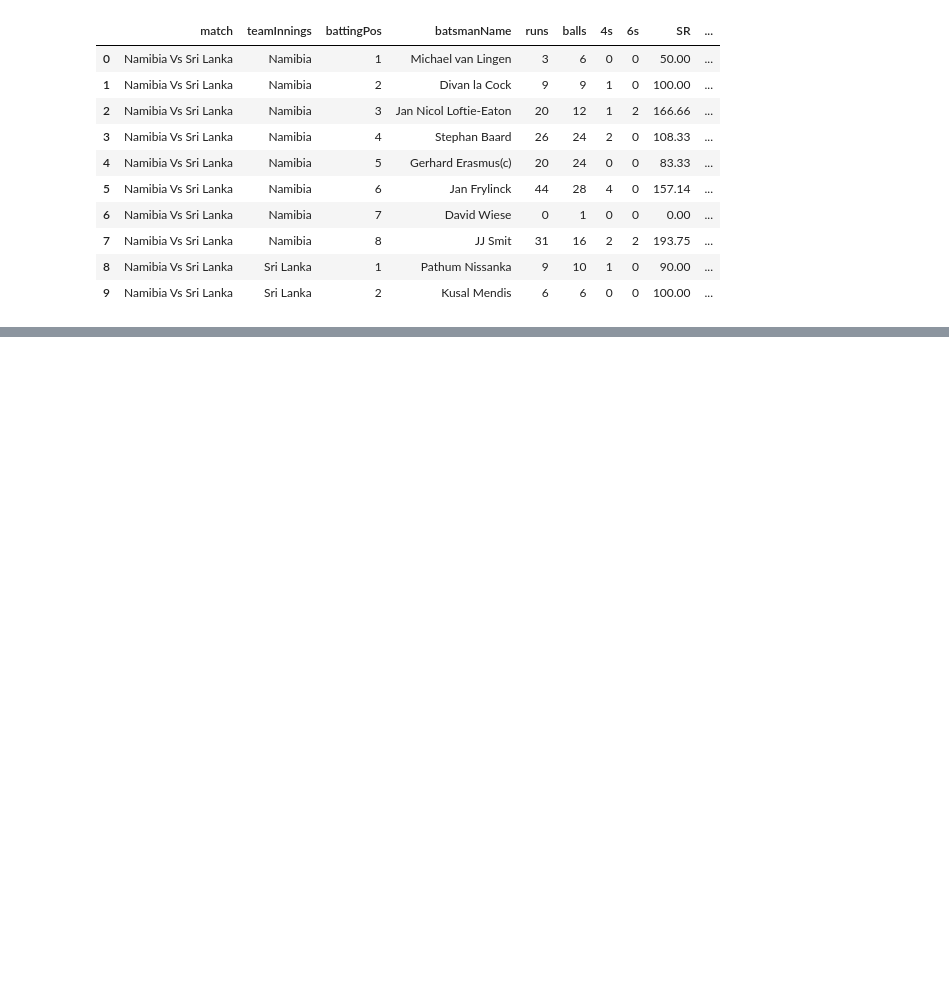
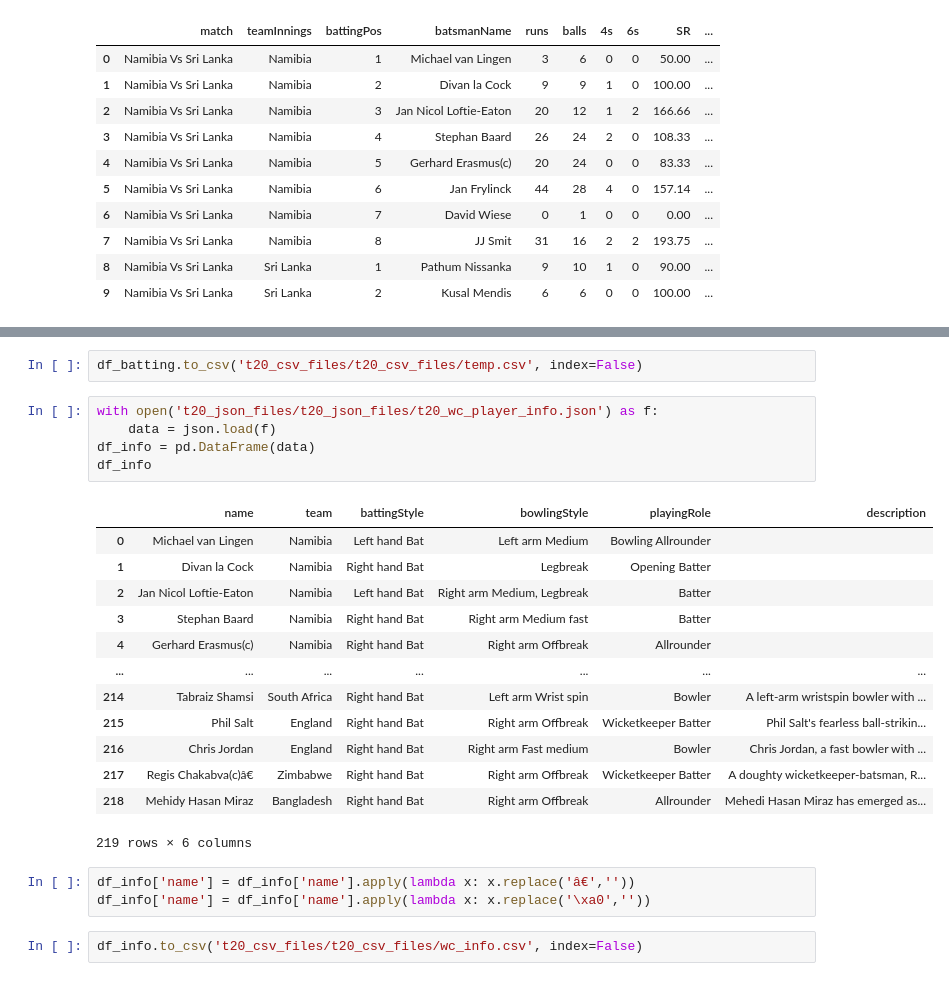
Before and after one commit to aryan04756/Cricket-Analysis, a Jupyter notebook: match.ipynb, the cells around one changed output, grey strips where cells are left out. Drawn from its saved outputs; the diff is of its cells as text; blank space fills up the shorter version.

```diff
--- a/match.ipynb
+++ b/match.ipynb
@@ -119,0 +163,26 @@ df_batting.head(10)
+# %%
+df_batting.to_csv('t20_csv_files/t20_csv_files/temp.csv', index=False)
+# %%
+with open('t20_json_files/t20_json_files/t20_wc_player_info.json') as f:
+    data = json.load(f)
+df_info = pd.DataFrame(data)
+df_info
+# %% [output]
+|  | name | team | battingStyle | bowlingStyle | playingRole | description |
+| 0 | Michael van Lingen | Namibia | Left hand Bat | Left arm Medium | Bowling Allrounder |  |
+| 1 | Divan la Cock | Namibia | Right hand Bat | Legbreak | Opening Batter |  |
+| 2 | Jan Nicol Loftie-Eaton | Namibia | Left hand Bat | Right arm Medium, Legbreak | Batter |  |
+| 3 | Stephan Baard | Namibia | Right hand Bat | Right arm Medium fast | Batter |  |
+| 4 | Gerhard Erasmus(c) | Namibia | Right hand Bat | Right arm Offbreak | Allrounder |  |
+| ... | ... | ... | ... | ... | ... | ... |
+| 214 | Tabraiz Shamsi | South Africa | Right hand Bat | Left arm Wrist spin | Bowler | A left-arm wristspin bowler with ... |
+| 215 | Phil Salt | England | Right hand Bat | Right arm Offbreak | Wicketkeeper Batter | Phil Salt's fearless ball-strikin... |
+| 216 | Chris Jordan | England | Right hand Bat | Right arm Fast medium | Bowler | Chris Jordan, a fast bowler with ... |
+| 217 | Regis Chakabva(c)â€ | Zimbabwe | Right hand Bat | Right arm Offbreak | Wicketkeeper Batter | A doughty wicketkeeper-batsman, R... |
+| 218 | Mehidy Hasan Miraz | Bangladesh | Right hand Bat | Right arm Offbreak | Allrounder | Mehedi Hasan Miraz has emerged as... |
+219 rows × 6 columns
+# %%
+df_info['name'] = df_info['name'].apply(lambda x: x.replace('â€',''))
+df_info['name'] = df_info['name'].apply(lambda x: x.replace('\xa0',''))
+# %%
+df_info.to_csv('t20_csv_files/t20_csv_files/wc_info.csv', index=False)
```
Also changed, not shown: parts of 8 cells of this notebook, 3 other files.
